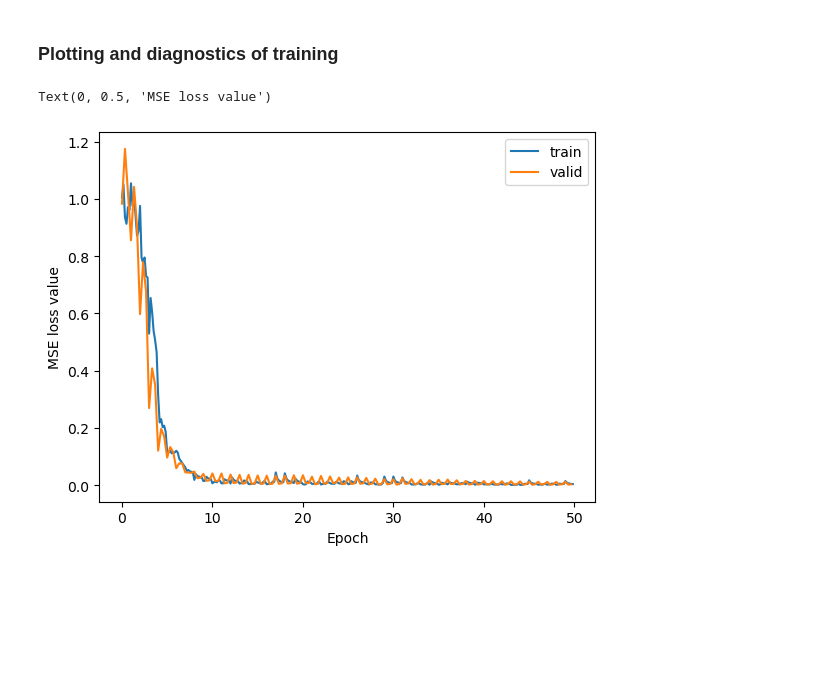
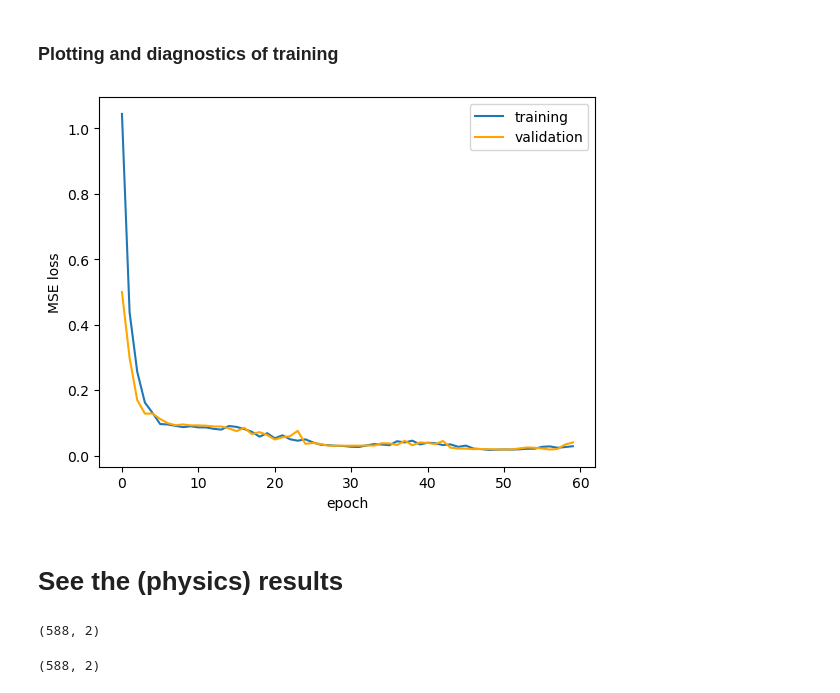
Before and after one commit to chreissel/neutrino_project, a Jupyter notebook: FirstTest.ipynb, the cells around one changed output. Drawn from its saved outputs; the diff is of its cells as text; code cells hidden in the pictures; blank space fills up the shorter version.

Commit message:
updated training and validation code

```diff
--- a/FirstTest.ipynb
+++ b/FirstTest.ipynb
@@ -55,7 +8,0 @@ Text(0, 0.5, '# Entries')
-# %%
-import numpy as np
-for i in range(5):
-    data = data1['time_series'][i]
-    plt.plot(np.arange(0,data.shape[0],1), data)
-    plt.xlim([0.0,0.4*10**(3)])
-    plt.show()
@@ -72,3 +9,9 @@ Open questions:
+# %%
+X = data['X']
+y = data['y']
+#y = y[:, np.newaxis]
+mu_y = data['mu_y']
+stds_y = data['stds_y']
 # %% [markdown]
 # Setting-up S4D Model
 # %%
@@ -183,20 +127,11 @@ Optimizer group 1 | 6 tensors | lr 0.001 | weight_decay 0.0
 # %%
 from torch.utils.data import random_split, DataLoader, Dataset
 class Dataloader(Dataset):
-    def __init__(self, dataset=data1, length=0.4e4, variable='axial_frequency_Hz', normalize=True):
-        X = dataset['time_series']
-        X = np.stack(np.array(X))
-        X = X[:,:int(length)]
-        X = X[:, :, np.newaxis] # to fit the convention of the SSM
-        y = dataset[variable]
-        y = np.array(y)
+    def __init__(self, X, y, normalize=True):
         if normalize:
             mu_X = np.mean(X, axis=1)[:, :, np.newaxis]
-            mu_y = np.mean(y)
             stds_X = np.std(X, axis=1)[:, :, np.newaxis]
-            stds_y = np.std(y)
             X= (X-mu_X)/stds_X
-            y= (y-mu_y)/stds_y
 
         self.timeseries = np.float32(X)
         self.vars = np.float32(y)
@@ -209,7 +144,7 @@ class Dataloader(Dataset):
         var = self.vars[idx]
         return times, var
 
-fulldata = Dataloader()
+fulldata = Dataloader(X, y)
 generator = torch.Generator().manual_seed(42)
 trainset, valset, testset = torch.utils.data.random_split(fulldata, [0.7,0.1,0.2], generator=generator)
 # %%
@@ -302,12 +238,24 @@ for epoch in pbar:
     scheduler.step()
 # %% [markdown]
 ### Plotting and diagnostics of training
+# %%
+loss = []
+x = len(train_loader)
+for i in range(0, len(doc_loss), x): loss.append(sum(doc_loss[i:i + x])/len(train_loader))
+
+val = []
+x = len(valid_loader)
+for i in range(0, len(doc_val), x): val.append(sum(doc_val[i:i + x])/len(valid_loader))
+epochs = np.arange(0,len(loss),1)
 # %%
-plt.plot(np.arange(0,len(doc_loss)/6.,1/6.), doc_loss, label='train')
-plt.plot(np.arange(0, len(doc_val)/3., 1./3.), doc_val, label='valid')
+plt.plot(epochs, loss, label='training')
+plt.plot(epochs, val, c='orange', label='validation')
+plt.ylabel('MSE loss')
+plt.xlabel('epoch')
+#plt.ylim([0.0,0.45])
 plt.legend()
-plt.xlabel('Epoch')
-plt.ylabel('MSE loss value')
+plt.show()
 # %% [output]
-Text(0, 0.5, 'MSE loss value')
-[figure, old version]
+[figure, new version]
+# %% [markdown]
+# See the (physics) results
@@ -313,0 +274,4 @@ Text(0, 0.5, 'MSE loss value')
+# %%
+pred.shape
+# %% [output]
+(588, 2)
@@ -313,0 +282,4 @@ Text(0, 0.5, 'MSE loss value')
+# %%
+true_post.shape
+# %% [output]
+(588, 2)
```
Also changed, not shown: parts of 17 cells of this notebook.
